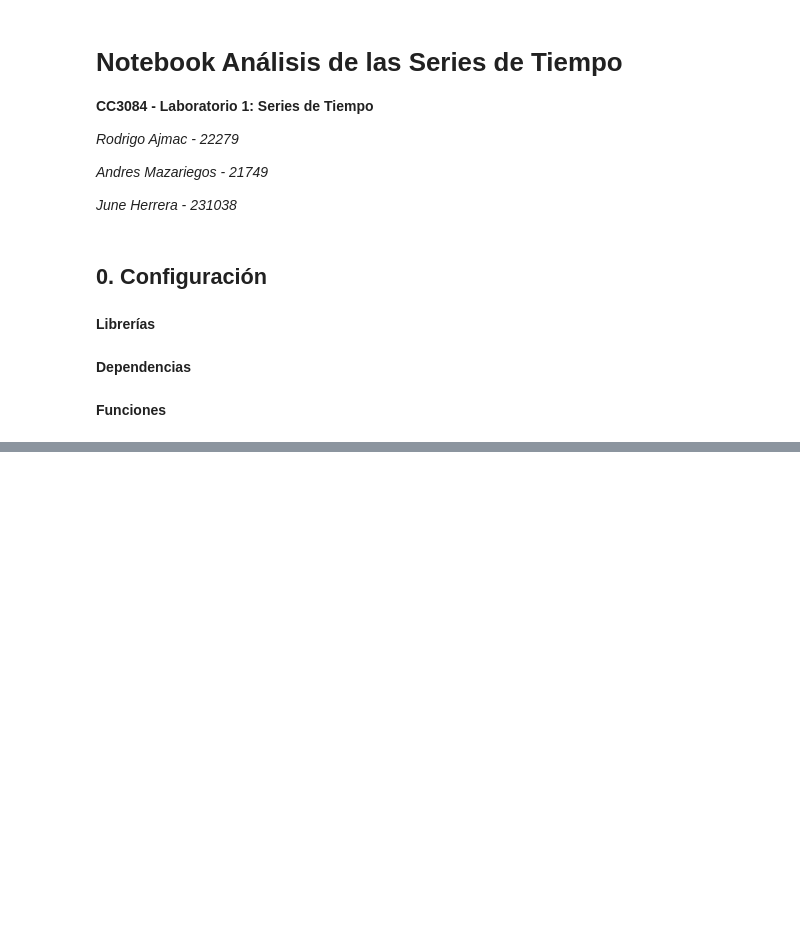
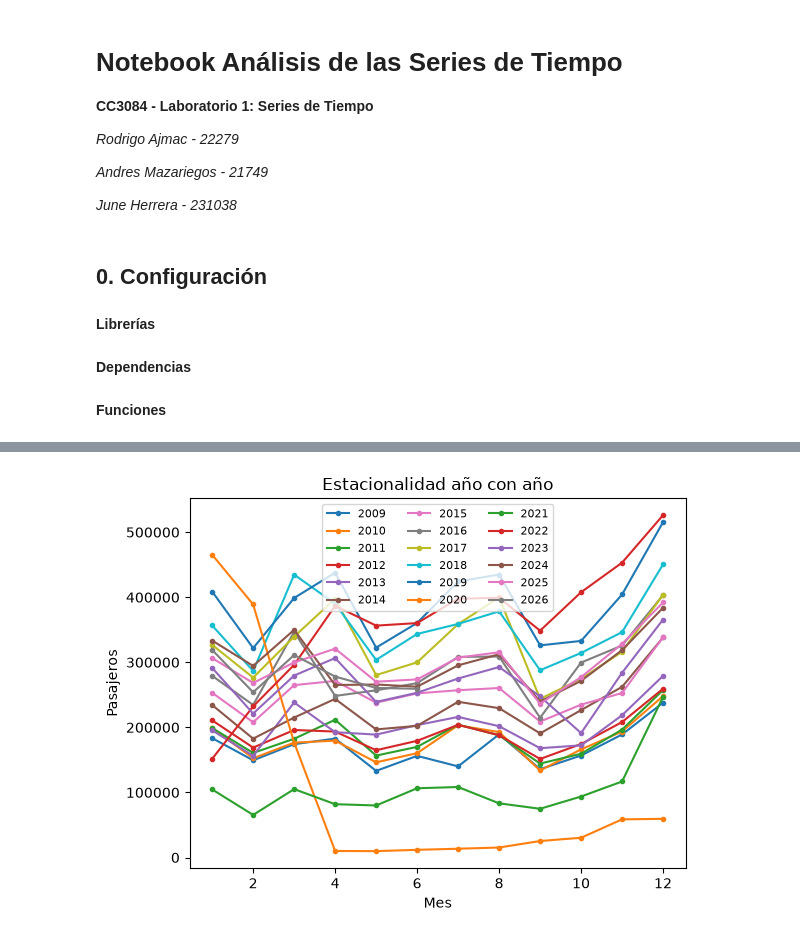
Before and after one commit to rodrigoajmac/CC3084_Laboratorio_1, a Jupyter notebook: Notebooks/Analysis_TimeSeries.ipynb, the cells around one changed output, grey strips where cells are left out. Cells and saved outputs as stored; diff of their text form; code cells hidden in the pictures; blank space fills up the shorter version.

```diff
--- a/Notebooks/Analysis_TimeSeries.ipynb
+++ b/Notebooks/Analysis_TimeSeries.ipynb
@@ -35,0 +159,11 @@ data_viajes = '../Datos_Crudos/.csv'
+# %%
+# Cada año como una curva -> se ve que el patrón se repite y se agranda
+piv = df.groupby(['Año','Mes cod'])['Viajero'].sum().reset_index().pivot_table(index="Mes cod", columns="Año", values="Viajero")
+plt.figure()
+for col in piv.columns:
+    plt.plot(piv.index, piv[col], marker="o", markersize=3, label=col)
+plt.title("Estacionalidad año con año")
+plt.xlabel("Mes"); plt.ylabel("Pasajeros")
+plt.legend(ncol=3, fontsize=8); plt.show()
+# %% [output]
+[figure, added]
```
Also changed, not shown: parts of 25 cells of this notebook.
